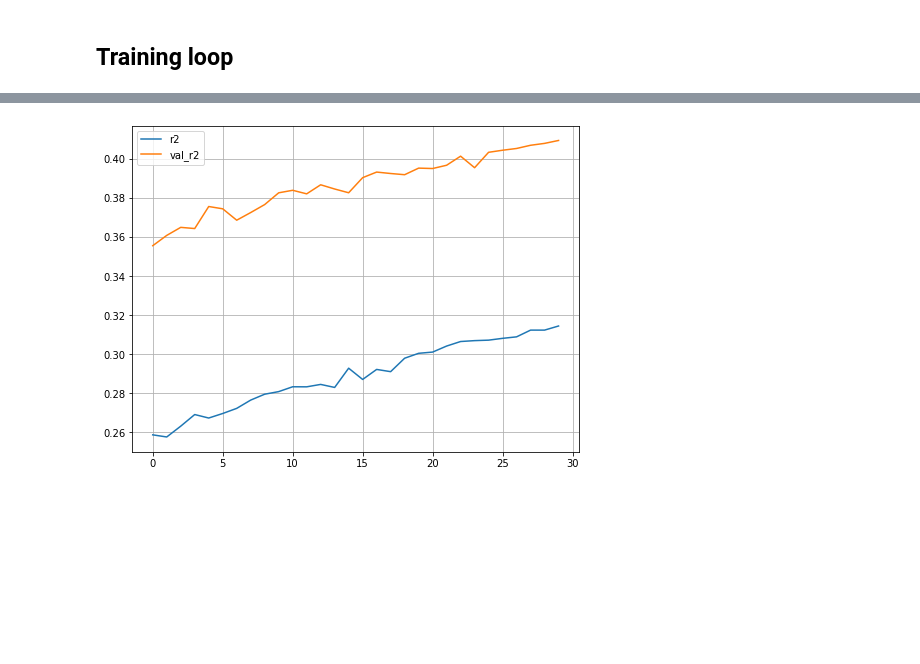
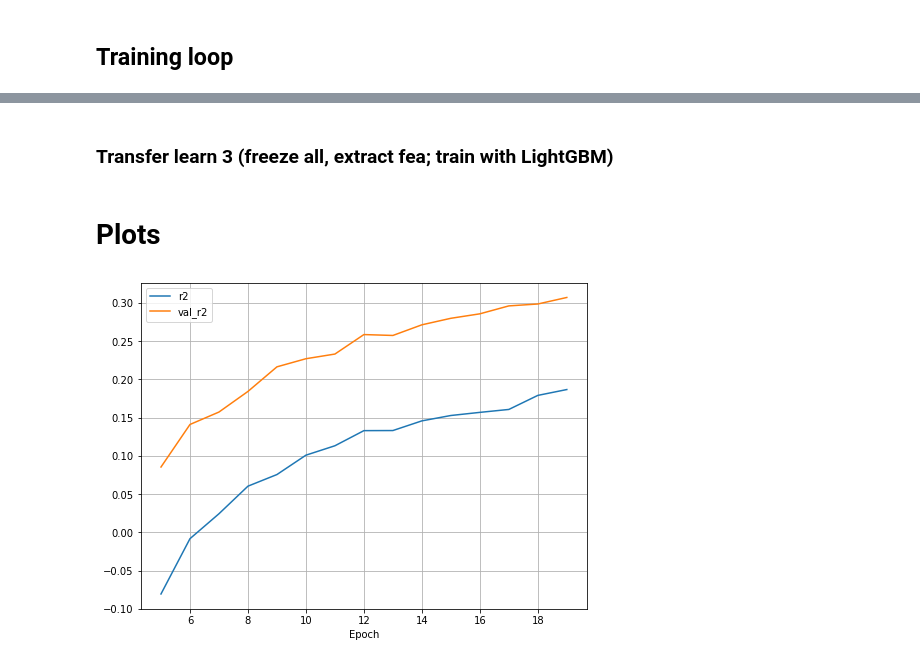
Before and after one commit to adpartin/pilot1, a Jupyter notebook: notebooks/top6_pytorch.ipynb, the cells around one changed output, grey strips where cells are left out. Saved outputs shown, nothing was run; the diff lists cells and outputs as text; code cells hidden in the pictures; blank space fills up the shorter version.

Commit message:
Progress on transfer learning.

```diff
--- a/notebooks/top6_pytorch.ipynb
+++ b/notebooks/top6_pytorch.ipynb
@@ -562,0 +644,2 @@ Epoch 30/30;  7s;  ['loss: 0.014', 'val_loss: 0.013', 'mean_abs_err: 0.088', 'va
+# %%
+model_ft = model_ft.to(device)
@@ -562,0 +746,6 @@ Epoch 30/30;  7s;  ['loss: 0.014', 'val_loss: 0.013', 'mean_abs_err: 0.088', 'va
+# %%
+# Freeze all layers, and reinitialize the last layer
+fea_extract = True
+model_ft = copy.deepcopy(base_model)
+set_parameter_requires_grad(model_ft, fea_extract)
+# model_ft.fc5 = nn.Linear(model_ft.fc5.in_features, model_ft.fc5.out_features)
@@ -562,0 +784,12 @@ Epoch 30/30;  7s;  ['loss: 0.014', 'val_loss: 0.013', 'mean_abs_err: 0.088', 'va
+# %%
+epochs = 30
+metrics = ['mean_abs_err', 'r2']
+verbose = False
+fit_kwargs = {'epochs': epochs, 'device': device, 'metrics': metrics, 'verbose': verbose}
+
+model_ft, logs = fit(model = model_ft,
+                     loss_fnc = loss_fnc,
+                     opt = opt_ft,
+                     tr_dl = ft_loader,
+                     vl_dl = None,
+                     **fit_kwargs)
@@ -562,0 +809,2 @@ Epoch 30/30;  7s;  ['loss: 0.014', 'val_loss: 0.013', 'mean_abs_err: 0.088', 'va
+# %% [markdown]
+### Transfer learn 3 (freeze all, extract fea; train with LightGBM)
@@ -563,22 +813,28 @@ Epoch 30/30;  7s;  ['loss: 0.014', 'val_loss: 0.013', 'mean_abs_err: 0.088', 'va
+# %% [markdown]
+# Plots
+# %%
+logs = pd.DataFrame(logs).reset_index().rename(columns={'index': 'epoch'})
+logs['epoch'] += 1
 # %%
+skp_ep = 5
 plt.figure(figsize=(8,6))
 
 # plt.plot(logs['loss'], label='loss');
 # plt.plot(logs['val_loss'], label='val_loss');
 # plt.legend(loc='best');
 
 # plt.plot(logs['mean_abs_err'], label='mean_abs_err');
 # plt.plot(logs['val_mean_abs_err'], label='val_mean_abs_err');
 # plt.legend(loc='best');
 
-plt.plot(logs['r2'], label='r2');
-plt.plot(logs['val_r2'], label='val_r2');
+m = 'r2'
+plt.plot(logs[m][skp_ep:], label=m);
+plt.plot(logs[f'val_{m}'][skp_ep:], label=f'val_{m}');
+plt.xlabel('Epoch')
 plt.legend(loc='best');
-
-plt.legend(loc='best')
 plt.grid(True)
 # %% [output]
-[figure, old version]
+[figure, new version]
 # %%
 # def fit(model: nn.Module,
 #         loss_fnc,
```
Also changed, not shown: parts of 53 cells of this notebook, 24 other files.
